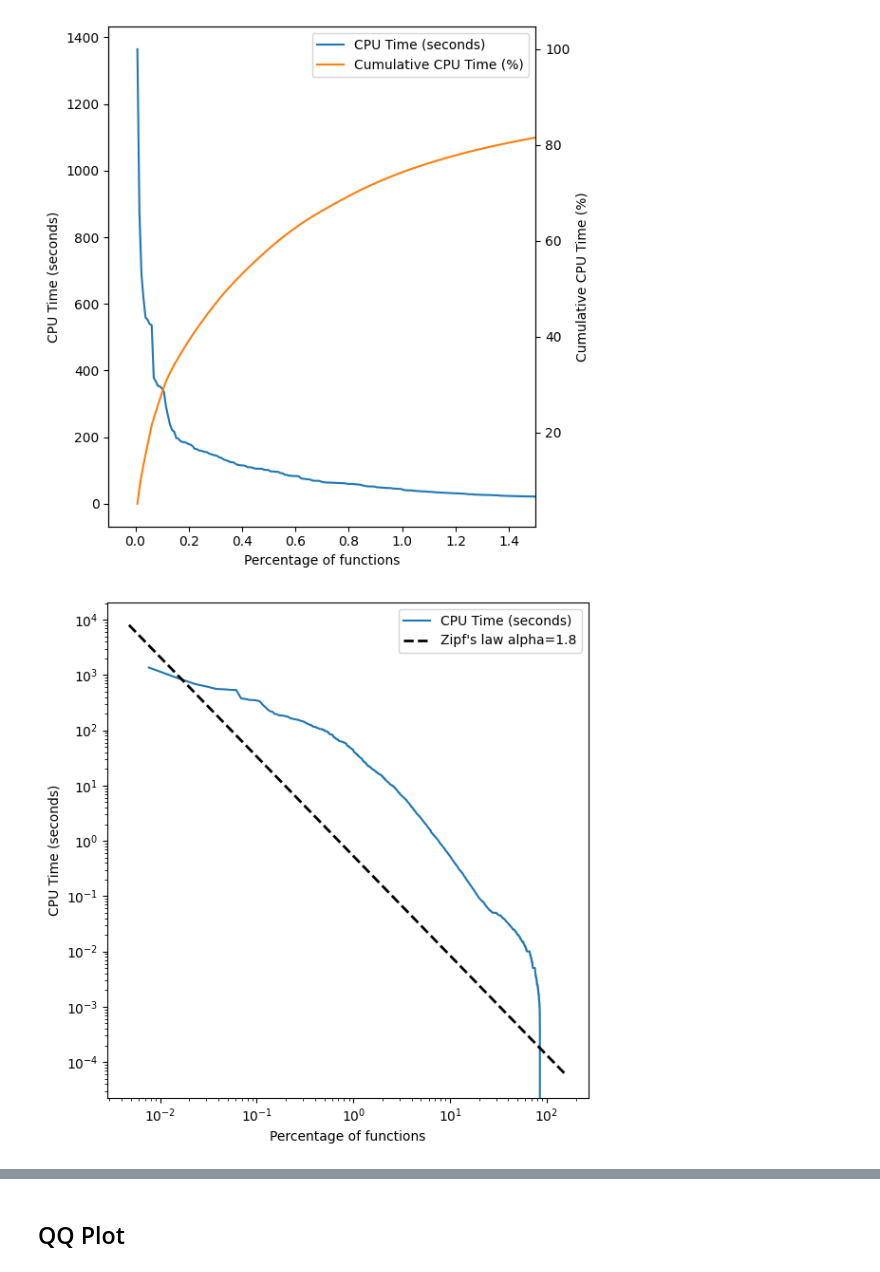
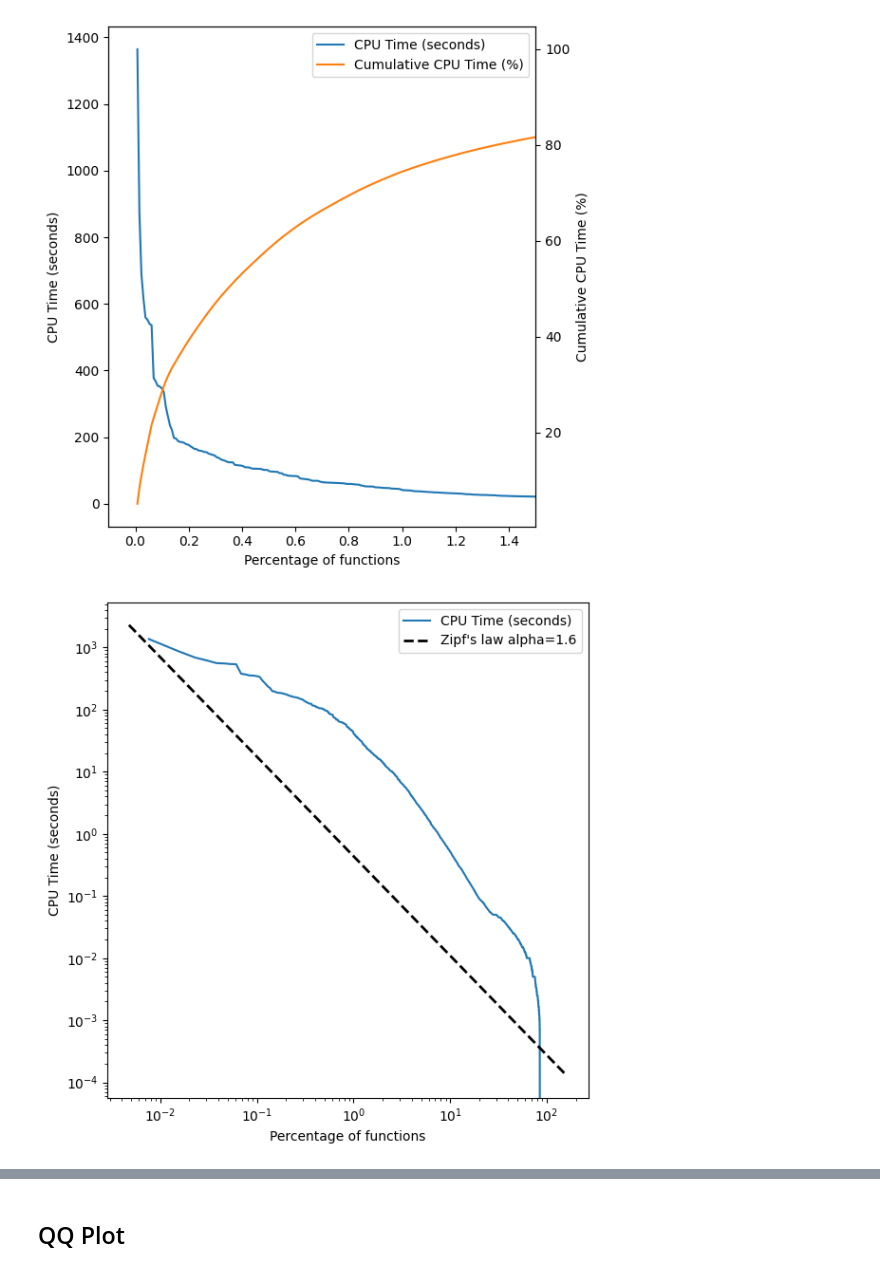
Before and after one commit to mathdugre/mri-bottleneck, a Jupyter notebook: vizualisation.ipynb, the cells around one changed output, grey strips where cells are left out. Saved outputs shown, nothing was run; the diff lists cells and outputs as text; code cells hidden in the pictures.

```diff
--- a/vizualisation.ipynb
+++ b/vizualisation.ipynb
@@ -830,30 +833,30 @@ plt.show()
 # %%
 import matplotlib.pyplot as plt
 import numpy as np
 from scipy.special import zeta
 
 
 fig, ax = plt.subplots(figsize=(6, 6))
 xlabels = data.index / len(data) * 100
 ax.loglog(xlabels, data["mean_cpu"], label="CPU Time (seconds)")
 
 x = np.linspace(*ax.get_xlim())
-s = 1.8
+s = 1.6
 ax.plot(
     x,
     x**-s / zeta(s),
     label=f"Zipf's law alpha={s}",
     linestyle="--",
     color="black",
     linewidth=2,
 )
 
 ax.set_ylabel("CPU Time (seconds)")
 ax.set_xlabel("Percentage of functions")
 fig.legend(loc="upper right", bbox_to_anchor=(0, 0, 1, 1), bbox_transform=ax.transAxes)
 
 plt.tight_layout()
 plt.savefig(figures_dir / "global-zipf_law.png")
 plt.show()
 # %% [output]
-[figure, old version]
+[figure, new version]
```
Also changed, not shown: parts of 4 cells of this notebook, 31 other files.
